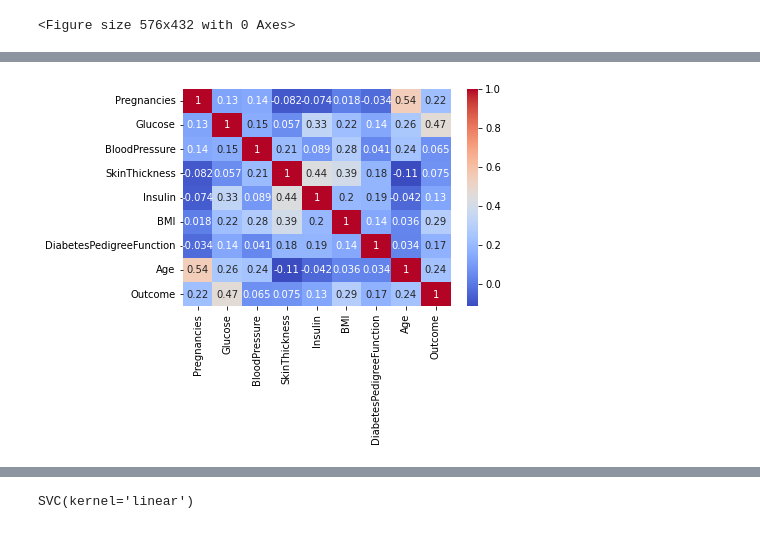
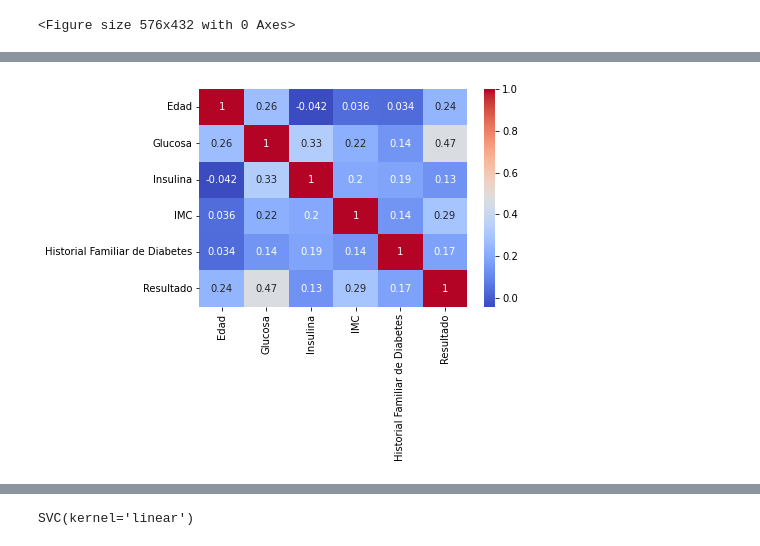
Before and after one commit to NicolasLascours/Predicci-n-de-Diabetes, a Jupyter notebook: main.ipynb, the cells around one changed output, grey strips where cells are left out. Drawn from its saved outputs; the diff is of its cells as text; code cells hidden in the pictures.

```diff
--- a/main.ipynb
+++ b/main.ipynb
@@ -98,3 +99,16 @@ plt.show()
 # %% [output]
 [figure]
 <Figure size 576x432 with 0 Axes>
+# %%
+# Me quedo con las columnas relevantes y las traduzco al español
+diabetes_df_limpio = diabetes_dataset.loc[:, ['Age', 'Glucose', 'Insulin','BMI', 'DiabetesPedigreeFunction', 'Outcome']]
+diabetes_df_limpio = diabetes_df_limpio.rename(columns={
+    'Age': 'Edad',
+    'Glucose': 'Glucosa',
+    'Insulin': 'Insulina',
+    'BMI': 'IMC',
+    'DiabetesPedigreeFunction': 'Historial Familiar de Diabetes',
+    'Outcome': 'Resultado'
+})
+
+diabetes_df_limpio
@@ -101,7 +129,7 @@ plt.show()
 # %%
 #matriz de correlación entre las variables
-corr = diabetes_dataset.corr()
+corr = diabetes_df_limpio.corr()
 sns.heatmap(corr, annot=True, cmap='coolwarm')
 plt.show()
 # %% [output]
-[figure, old version]
+[figure, new version]
```
Also changed, not shown: parts of 11 cells of this notebook, 1 other file.
